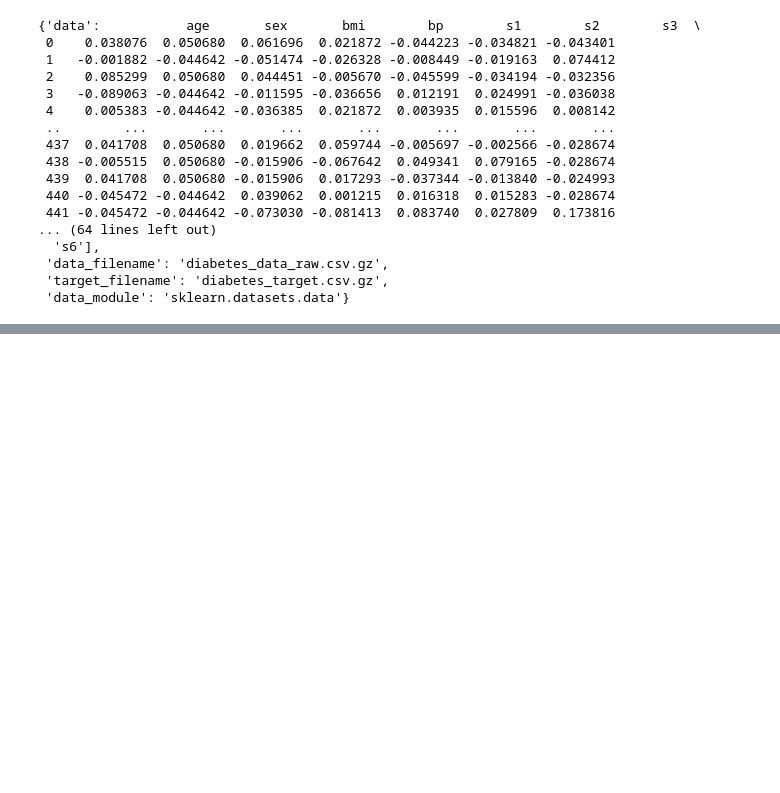
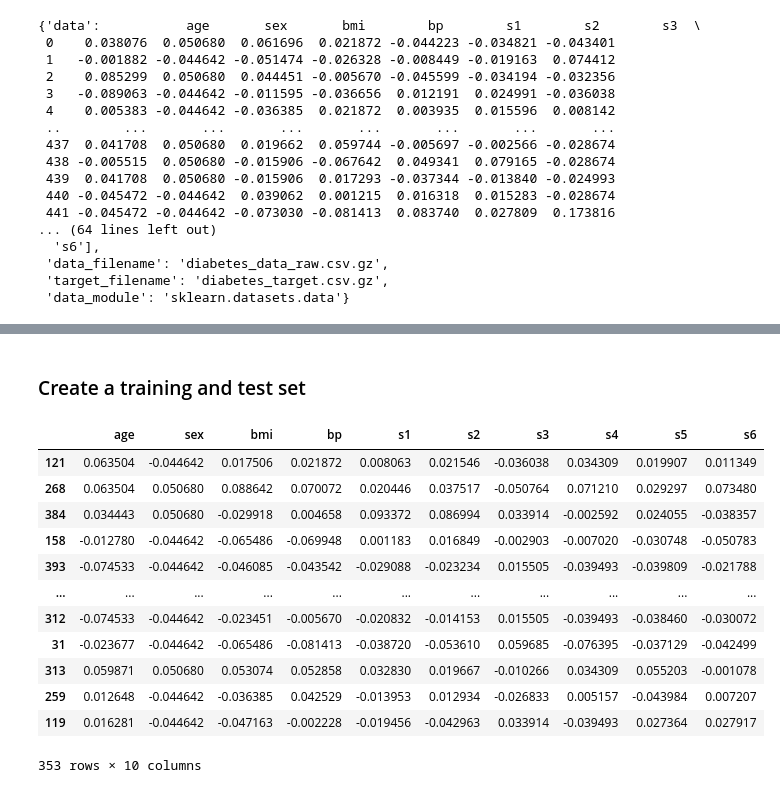
Before and after one commit to ephraim888sun/decision_tree_classification, a Jupyter notebook: ml.ipynb, the cells around one changed output, grey strips where cells are left out. Saved outputs shown, nothing was run; the diff lists cells and outputs as text; code cells hidden in the pictures; blank space fills up the shorter version.

```diff
--- a/ml.ipynb
+++ b/ml.ipynb
@@ -48,0 +112,20 @@ diabetes
+# %% [markdown]
+### Create a training and test set
+# %%
+X_train, X_test, y_train, y_test = train_test_split(X, y, test_size=0.2)
+
+X_train
+# %% [output]
+|  | age | sex | bmi | bp | s1 | s2 | s3 | s4 | s5 | s6 |
+| 121 | 0.063504 | -0.044642 | 0.017506 | 0.021872 | 0.008063 | 0.021546 | -0.036038 | 0.034309 | 0.019907 | 0.011349 |
+| 268 | 0.063504 | 0.050680 | 0.088642 | 0.070072 | 0.020446 | 0.037517 | -0.050764 | 0.071210 | 0.029297 | 0.073480 |
+| 384 | 0.034443 | 0.050680 | -0.029918 | 0.004658 | 0.093372 | 0.086994 | 0.033914 | -0.002592 | 0.024055 | -0.038357 |
+| 158 | -0.012780 | -0.044642 | -0.065486 | -0.069948 | 0.001183 | 0.016849 | -0.002903 | -0.007020 | -0.030748 | -0.050783 |
+| 393 | -0.074533 | -0.044642 | -0.046085 | -0.043542 | -0.029088 | -0.023234 | 0.015505 | -0.039493 | -0.039809 | -0.021788 |
+| ... | ... | ... | ... | ... | ... | ... | ... | ... | ... | ... |
+| 312 | -0.074533 | -0.044642 | -0.023451 | -0.005670 | -0.020832 | -0.014153 | 0.015505 | -0.039493 | -0.038460 | -0.030072 |
+| 31 | -0.023677 | -0.044642 | -0.065486 | -0.081413 | -0.038720 | -0.053610 | 0.059685 | -0.076395 | -0.037129 | -0.042499 |
+| 313 | 0.059871 | 0.050680 | 0.053074 | 0.052858 | 0.032830 | 0.019667 | -0.010266 | 0.034309 | 0.055203 | -0.001078 |
+| 259 | 0.012648 | -0.044642 | -0.036385 | 0.042529 | -0.013953 | 0.012934 | -0.026833 | 0.005157 | -0.043984 | 0.007207 |
+| 119 | 0.016281 | -0.044642 | -0.047163 | -0.002228 | -0.019456 | -0.042963 | 0.033914 | -0.039493 | 0.027364 | 0.027917 |
+353 rows × 10 columns
```
Also changed, not shown: parts of 16 cells of this notebook.
